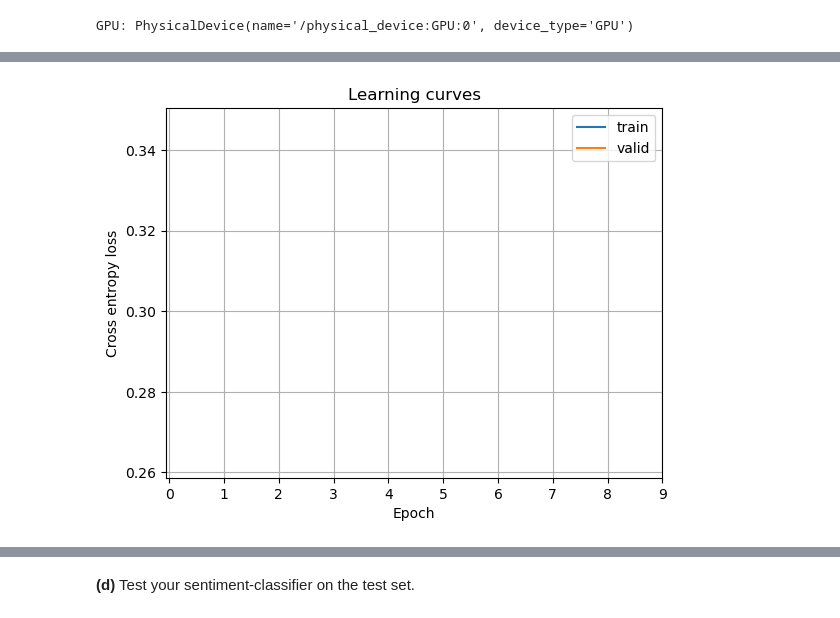
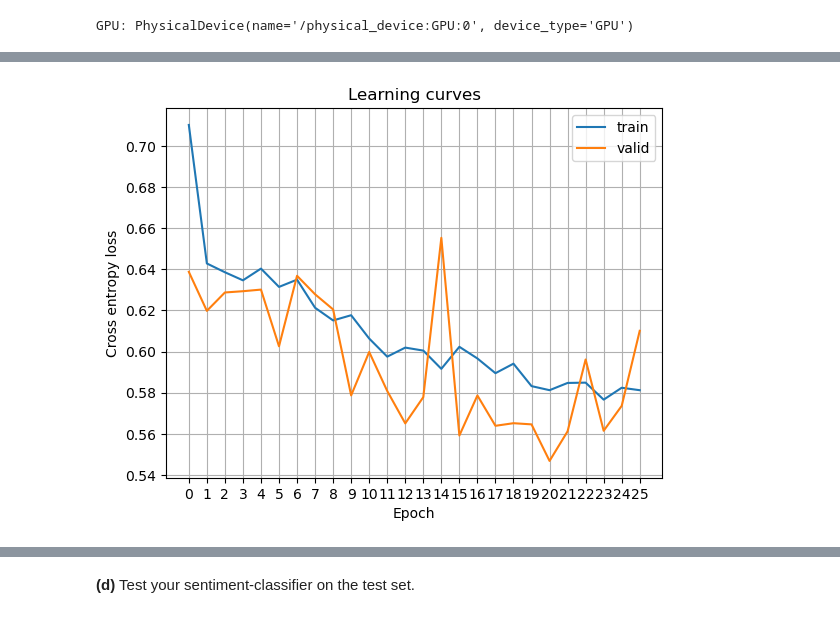
Before and after one commit to Mar7inD/MAL1_Group_Assignments, a Jupyter notebook: Assignment 6/6. Neural networks I - Sentiment analysis.ipynb, the cells around one changed output, grey strips where cells are left out. Drawn from its saved outputs; the diff is of its cells as text; code cells hidden in the pictures.

```diff
--- a/Assignment 6/6. Neural networks I - Sentiment analysis.ipynb
+++ b/Assignment 6/6. Neural networks I - Sentiment analysis.ipynb
@@ -218,16 +142,16 @@ None
 # %%
-# Extract float values from MetricObservation objects
-history_loss_values = [obs.value for obs in history_loss]
-history_val_loss_values = [obs.value for obs in history_val_loss]
+history_loss_values = history.history['loss']
+history_val_loss_values = history.history['val_loss']
+
 plt.figure()
 plt.title("Learning curves")
 plt.xlabel("Epoch")
 plt.ylabel("Cross entropy loss")
 plt.plot(history_loss_values, label='train')
 plt.plot(history_val_loss_values, label='valid')
-plt.xticks(range(0, best_params['tuner/epochs'], 1))
+plt.xticks(range(0, len(history_loss_values), 1))
 plt.grid()
 plt.legend()
 plt.show()
 # %% [output]
-[figure, old version]
+[figure, new version]
```
Also changed, not shown: parts of 11 cells of this notebook, 3 other files.
